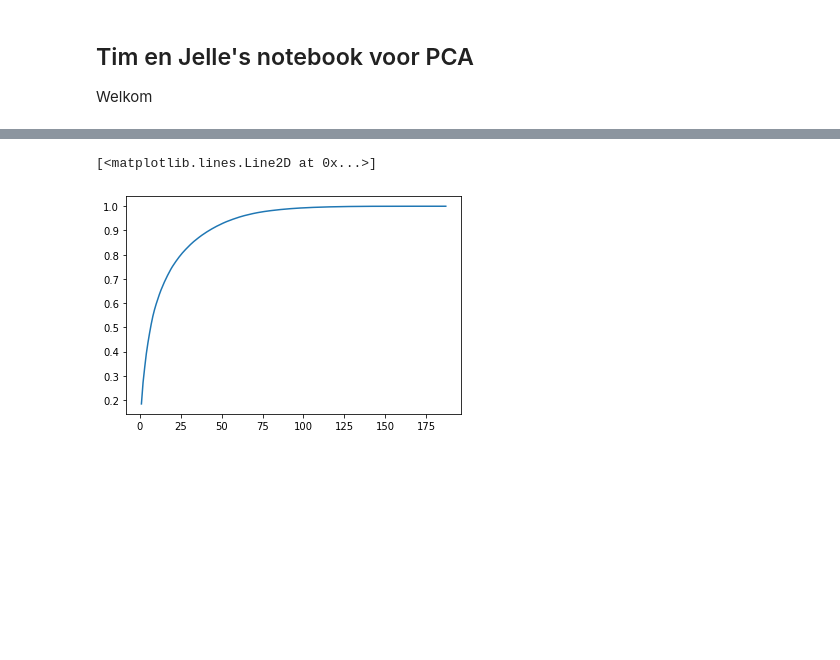
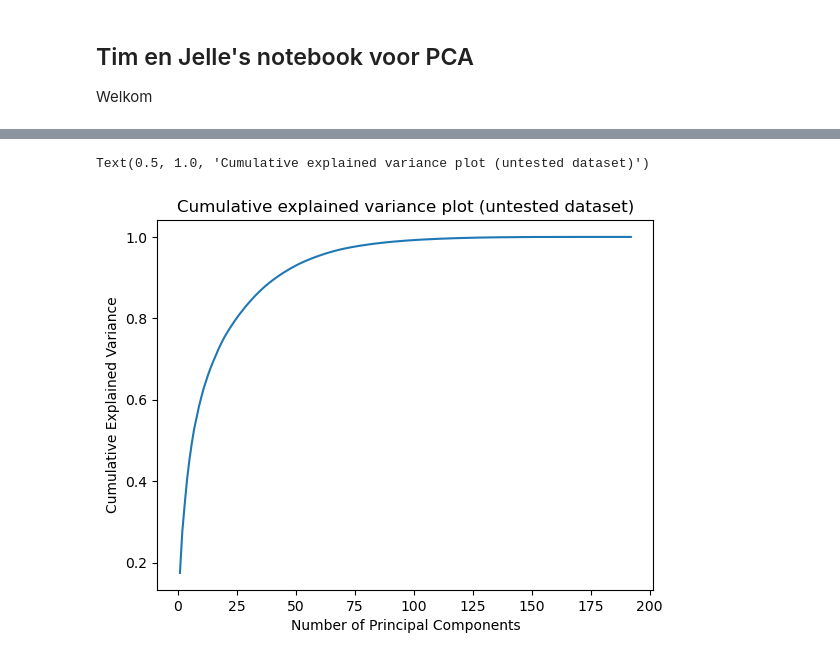
Before and after one commit to Tim0828/8CC00-groep-9, a Jupyter notebook: EDA/PCA_Tim_Jelle.ipynb, the cells around one changed output, grey strips where cells are left out. Drawn from its saved outputs; the diff is of its cells as text; code cells hidden in the pictures; blank space fills up the shorter version.

Commit message:
two datasets

```diff
--- a/EDA/PCA_Tim_Jelle.ipynb
+++ b/EDA/PCA_Tim_Jelle.ipynb
@@ -17,7 +17,8 @@ import pandas as pd
 import matplotlib.pyplot as plt
 # %%
 # load data from csv
-data = pd.read_csv('tested_molecules_with_descriptors.csv')
+#data = pd.read_csv('data/tested_molecules_with_descriptors.csv')
+data = pd.read_csv('data/untested_molecules_with_descriptors.csv')
 data.head()
 # %% [output]
 |  | SMILES | PKM2_inhibition | ERK2_inhibition | MaxAbsEStateIndex | MaxEStateIndex | MinAbsEStateIndex | ... |
@@ -112,11 +111,15 @@ plt.plot(range(1, len(explained_variance_ratio) + 1), explained_variance_ratio)
 # %%
 # Cumulative explained variance
 cumulative_explained_variance = explained_variance_ratio.cumsum()
 # visualize cumulative explained variance
 plt.plot(range(1, len(cumulative_explained_variance) + 1), cumulative_explained_variance)
+plt.xlabel('Number of Principal Components')
+plt.ylabel('Cumulative Explained Variance')
+#plt.title('Cumulative explained variance plot (tested dataset)')
+plt.title('Cumulative explained variance plot (untested dataset)')
 # %% [output]
-[<matplotlib.lines.Line2D at 0x...>]
+Text(0.5, 1.0, 'Cumulative explained variance plot (untested dataset)')
-[figure, old version]
+[figure, new version]
 # %%
 
 
```
Also changed, not shown: parts of 15 cells of this notebook.
